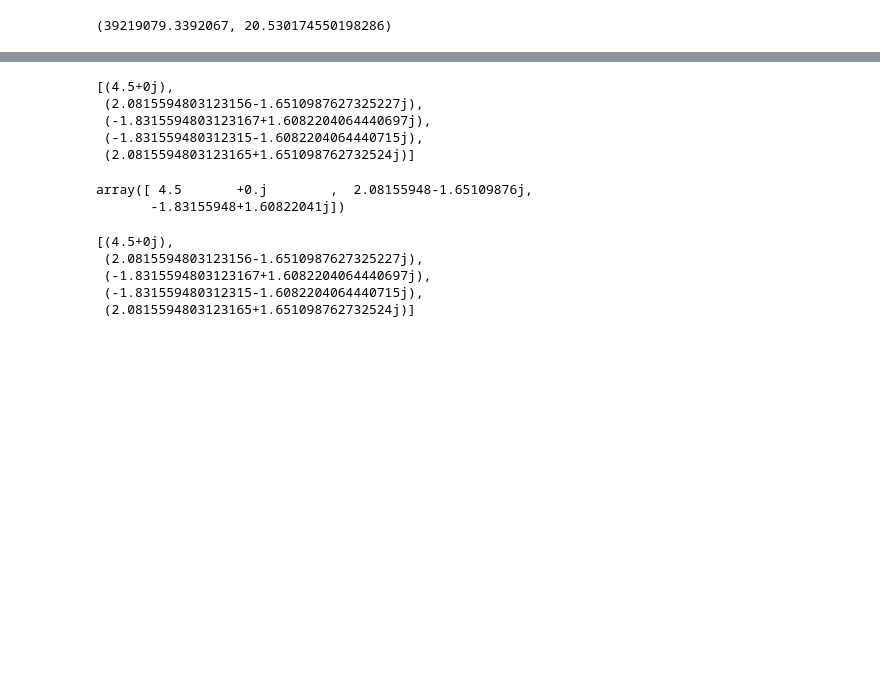
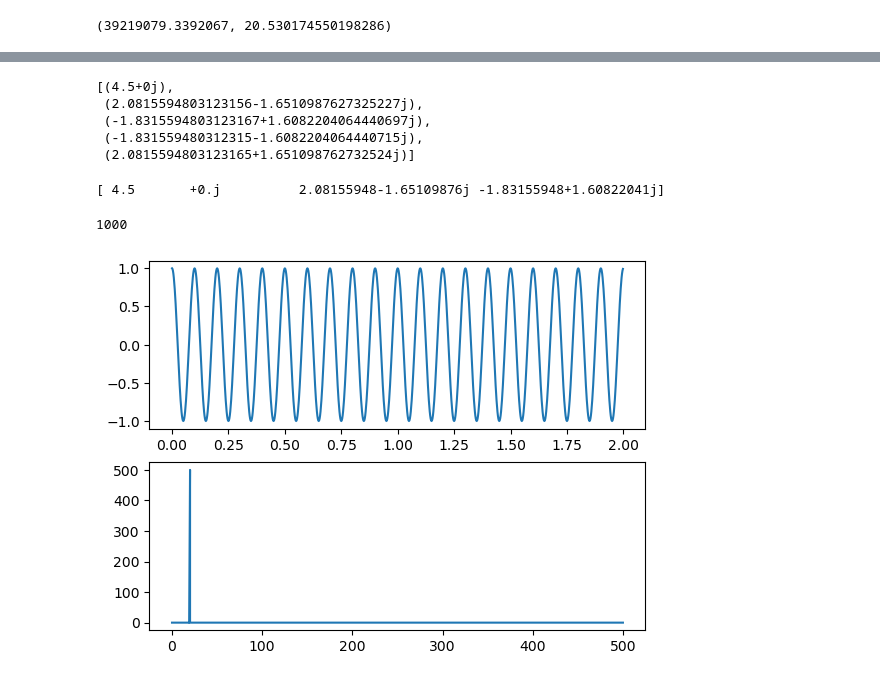
Before and after one commit to helsaint/DSP, a Jupyter notebook: Chapter 1 Sounds and Signals.ipynb, the cells around one changed output, grey strips where cells are left out. Drawn from its saved outputs; the diff is of its cells as text; code cells hidden in the pictures; blank space fills up the shorter version.

Commit message:
Updating the Naive DFT

```diff
--- a/Chapter 1 Sounds and Signals.ipynb
+++ b/Chapter 1 Sounds and Signals.ipynb
@@ -257,18 +257,12 @@ def naive_dft(x_array):
     for n in range(0,len(x)):
         temp_value = 0
         for i in range(0,len(x)):
-            temp_value += x[i]*np.power(np.e,-2*np.pi*1*1.j*(i*n/N))
+            temp_value += x[i]*np.power(np.e,-2*np.pi*1.j*(i*n/N))
         fft_sum.append(temp_value)
     return fft_sum
+
+def naive_freq(length_x):
+    n = length_x
+    freq = np.linspace(0,1,n)
+    return freq
-# %% [output]
-[(4.5+0j),
- (2.0815594803123156-1.6510987627325227j),
- (-1.8315594803123167+1.6082204064440697j),
- (-1.831559480312315-1.6082204064440715j),
- (2.0815594803123165+1.651098762732524j)]
-# %%
-rfft(x)
-# %% [output]
-array([ 4.5       +0.j        ,  2.08155948-1.65109876j,
-       -1.83155948+1.60822041j])
 # %%
@@ -279,3 +274,8 @@ naive_dft(np.array([1.0, 2.0, 1.0, -1.0, 1.5]))
  (-1.8315594803123167+1.6082204064440697j),
  (-1.831559480312315-1.6082204064440715j),
  (2.0815594803123165+1.651098762732524j)]
+# %%
+a_r = rfft(x)
+print(a_r)
+# %% [output]
+[ 4.5       +0.j          2.08155948-1.65109876j -1.83155948+1.60822041j]
@@ -281,0 +284,19 @@ naive_dft(np.array([1.0, 2.0, 1.0, -1.0, 1.5]))
+# %%
+f = 10  # Frequency, in cycles per second, or Hertz
+f_s = 1000  # Sampling rate, or number of measurements per second
+
+t = np.linspace(0, 2, f_s, endpoint=False)
+x = np.cos(f * 2 * np.pi * t)
+
+X = fftpack.rfft(x)
+freqs = fftpack.rfftfreq(len(x))*f_s
+
+plt.subplot(2, 1, 1)
+plt.plot(t,x)
+plt.subplot(2, 1, 2)
+plt.plot(freqs, np.abs(X))
+
+print(len(X))
+# %% [output]
+1000
+[figure, added]
```
Also changed, not shown: parts of 5 cells of this notebook.
